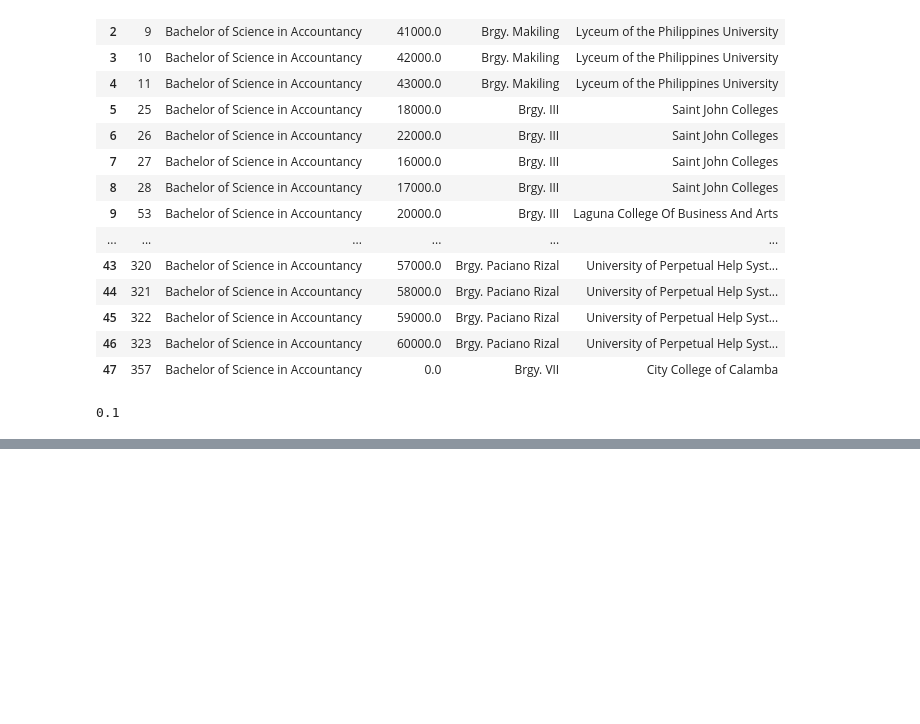
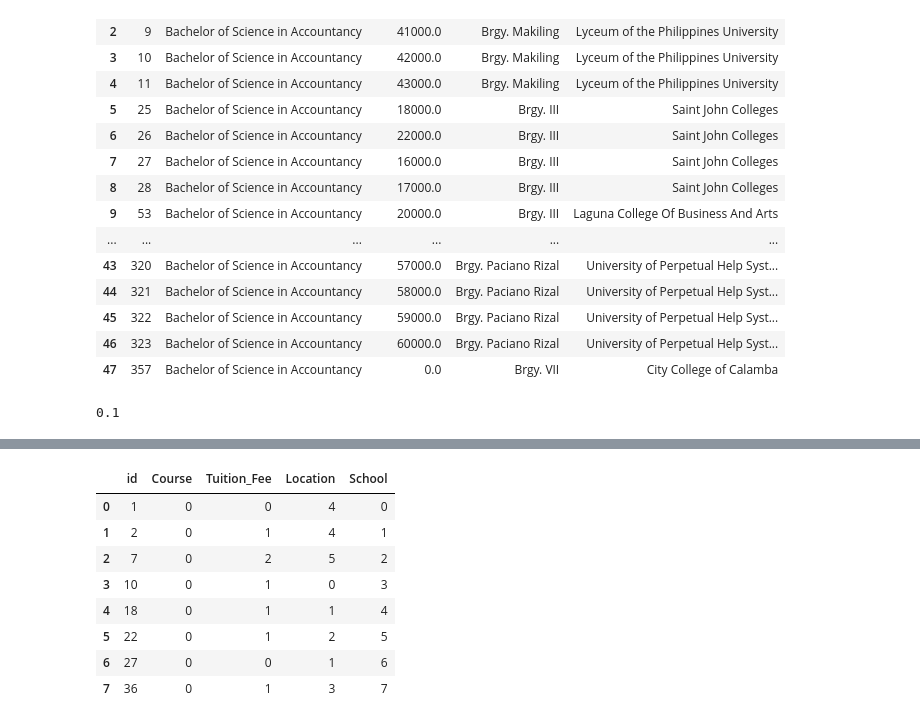
Before and after one commit to Shenchii/SeeKampus_Flask, a Jupyter notebook: dt_model.ipynb, the cells around one changed output, grey strips where cells are left out. Saved outputs shown, nothing was run; the diff lists cells and outputs as text; code cells hidden in the pictures; blank space fills up the shorter version.

```diff
--- a/dt_model.ipynb
+++ b/dt_model.ipynb
@@ -261,7 +268,15 @@ encoded_input_values = [
     location_mapping[location]
 ]
 # Execute a query and store the results in a DataFrame
-school_data = pd.read_sql_query(db.session.query(DTSchool).filter_by(Course=course).statement, db.session.bind)
+school_data = pd.read_sql_query(
+    db.session.query(DTSchool)
+    .filter_by(Course=course)
+    .filter((DTSchool.Tuition_Fee == tuition_fee) | (DTSchool.Location == location_mapping[location]))
+    .statement,
+    db.session.bind
+)
+
+
 
 for column_name in school_data.columns:
     if school_data[column_name].dtype == object:
@@ -280,7 +295,6 @@ dt_model.fit(X_train, y_train)
 
 # Make predictions on test data using the predict_proba method
 probabilities = dt_model.predict_proba([encoded_input_values])
-schools_offering_course = DTSchool.query.filter_by(Course=course).all()
 
 # Get schools for each data point
 schools = np.argsort(-probabilities, axis=1)[:, :9]
@@ -348,0 +471,12 @@ accuracy_score(y_test, predictions)
+# %%
+school_data
+# %% [output]
+|  | id | Course | Tuition_Fee | Location | School |
+| 0 | 1 | 0 | 0 | 4 | 0 |
+| 1 | 2 | 0 | 1 | 4 | 1 |
+| 2 | 7 | 0 | 2 | 5 | 2 |
+| 3 | 10 | 0 | 1 | 0 | 3 |
+| 4 | 18 | 0 | 1 | 1 | 4 |
+| 5 | 22 | 0 | 1 | 2 | 5 |
+| 6 | 27 | 0 | 0 | 1 | 6 |
+| 7 | 36 | 0 | 1 | 3 | 7 |
```
Also changed, not shown: parts of 16 cells of this notebook, 32 other files.
